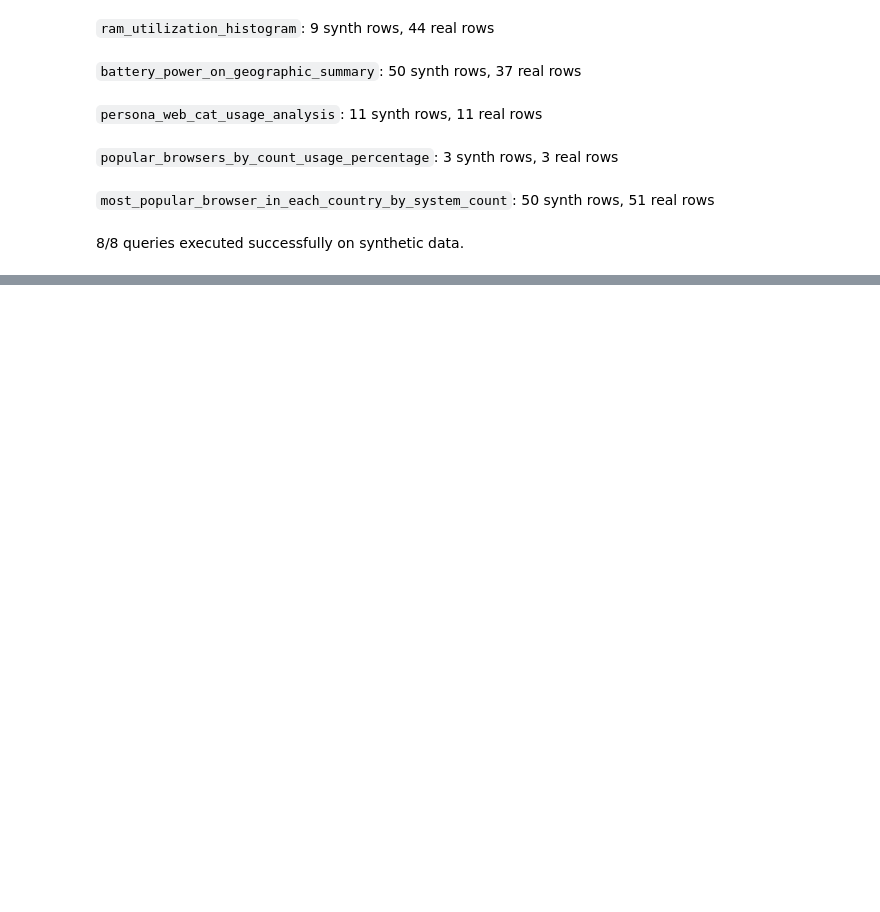
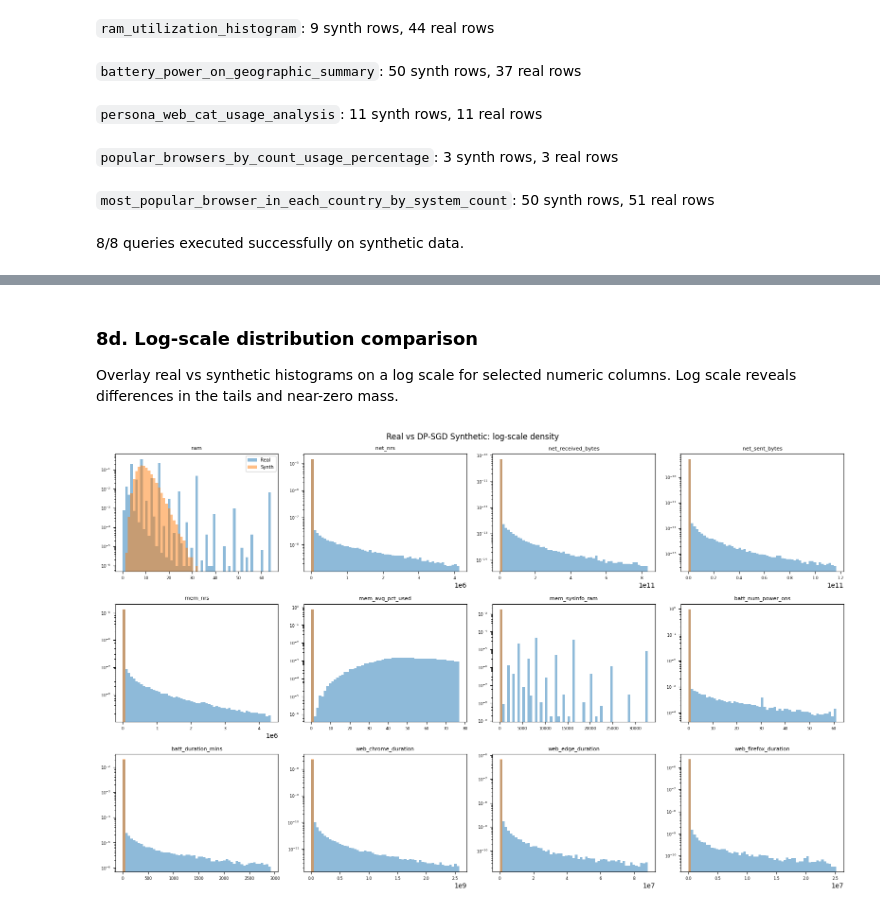
Before and after one commit to mekapur/DSC180B-Q2, a Jupyter notebook: notebooks/05-dp-sgd.ipynb, the cells around one changed output, grey strips where cells are left out. Drawn from its saved outputs; the diff is of its cells as text; code cells hidden in the pictures; blank space fills up the shorter version.

```diff
--- a/notebooks/05-dp-sgd.ipynb
+++ b/notebooks/05-dp-sgd.ipynb
@@ -1207,0 +1279,17 @@ Ranking query `most_popular_browser_in_each_country_by_system_count`:
+# %%
+cat_rows = []
+for col in cat_cols:
+    real_freq = real_wide[col].value_counts(normalize=True)
+    synth_freq = synth_wide[col].value_counts(normalize=True) if col in synth_wide.columns else pd.Series(dtype=float)
+    all_vals = set(real_freq.index) | set(synth_freq.index)
+    l1 = sum(abs(real_freq.get(v, 0) - synth_freq.get(v, 0)) for v in all_vals)
+    cat_rows.append({
+        "column": col,
+        "real_unique": real_freq.shape[0],
+        "synth_unique": synth_freq.shape[0],
+        "l1_distance": round(l1, 4),
+    })
+
+cat_stats = pd.DataFrame(cat_rows).sort_values("l1_distance", ascending=False)
+display(Markdown("Categorical frequency L1 distance (0 = identical distributions, 2 = no overlap):"))
+display(cat_stats)
@@ -1207,0 +1334,37 @@ Ranking query `most_popular_browser_in_each_country_by_system_count`:
+# %% [markdown]
+### 8d. Log-scale distribution comparison
+
+Overlay real vs synthetic histograms on a log scale for selected numeric columns. Log scale reveals differences in the tails and near-zero mass.
+# %%
+import matplotlib.pyplot as plt
+
+plot_cols = [c for c in numeric_cols if real_wide[c].gt(0).mean() > 0.01 and c in synth_wide.columns][:12]
+
+fig, axes = plt.subplots(3, 4, figsize=(16, 10))
+axes = axes.flatten()
+
+for i, col in enumerate(plot_cols):
+    ax = axes[i]
+    r = real_wide[col].values
+    s = synth_wide[col].values
+
+    lo = min(r.min(), s.min())
+    hi = max(np.percentile(r, 99.5), np.percentile(s, 99.5))
+    bins = np.linspace(lo, hi, 60)
+
+    ax.hist(r, bins=bins, alpha=0.5, label="Real", density=True)
+    ax.hist(s, bins=bins, alpha=0.5, label="Synth", density=True)
+    ax.set_yscale("log")
+    ax.set_title(col, fontsize=8)
+    ax.tick_params(labelsize=6)
+    if i == 0:
+        ax.legend(fontsize=7)
+
+for j in range(len(plot_cols), len(axes)):
+    axes[j].set_visible(False)
+
+fig.suptitle("Real vs DP-SGD Synthetic: log-scale density", fontsize=12)
+fig.tight_layout()
+plt.show()
+# %% [output]
+[figure, added]
```
Also changed, not shown: parts of 21 cells of this notebook, 10 other files.
